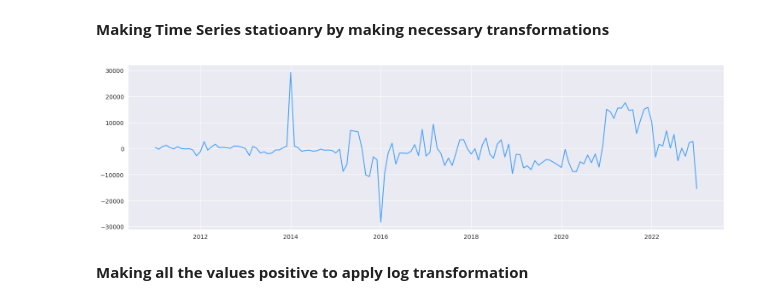
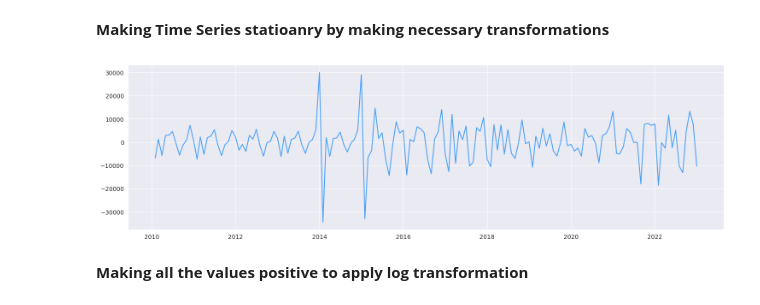
Before and after one commit to suryapraneeth18/Energy-Consumption-Time-Series-Forecasting, a Jupyter notebook: Eloss_ARMA.ipynb, the cells around one changed output. Drawn from its saved outputs; the diff is of its cells as text; code cells hidden in the pictures.

```diff
--- a/Eloss_ARMA.ipynb
+++ b/Eloss_ARMA.ipynb
@@ -220,12 +215,12 @@ dtype: float64
 # %% [markdown]
 **Making Time Series statioanry by making necessary transformations**
 # %%
-eloss['seasonal_difference'] = eloss['Value'].diff(12)
+eloss['difference'] = eloss['Value'].diff(1)
 # %%
 fig, ax = plt.subplots(figsize=(18,5))
-ax.plot(eloss.seasonal_difference, c='#48A1FA')
+ax.plot(eloss.difference, c='#48A1FA')
 plt.show()
 # %% [output]
-[figure, old version]
+[figure, new version]
 # %% [markdown]
 **Making all the values positive to apply log transformation**
```
Also changed, not shown: parts of 30 cells of this notebook.
